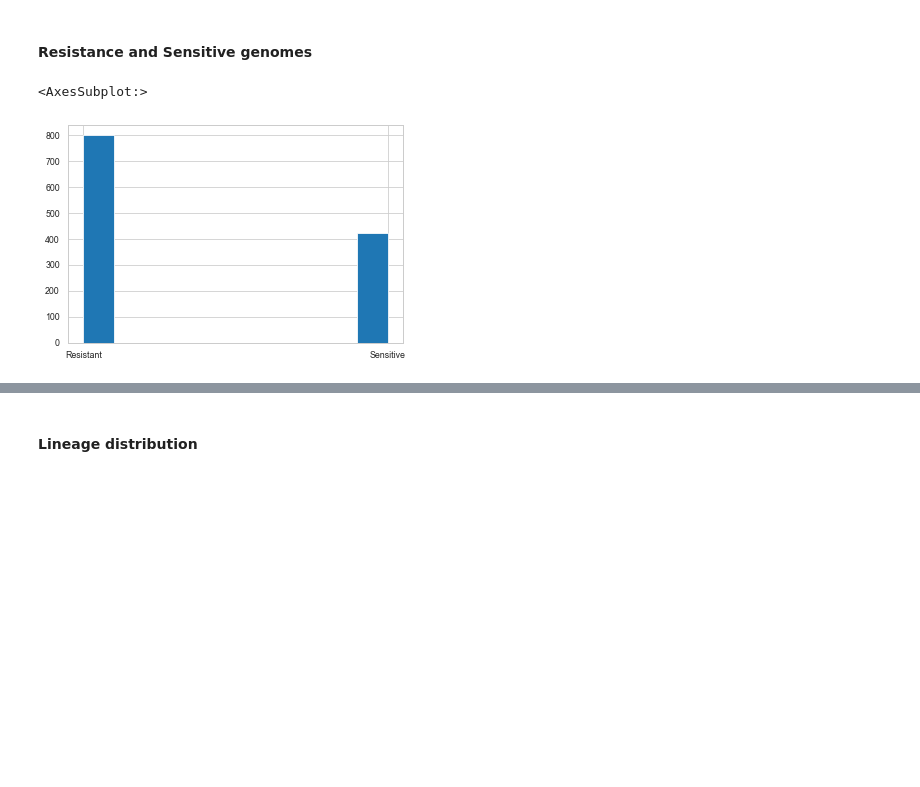
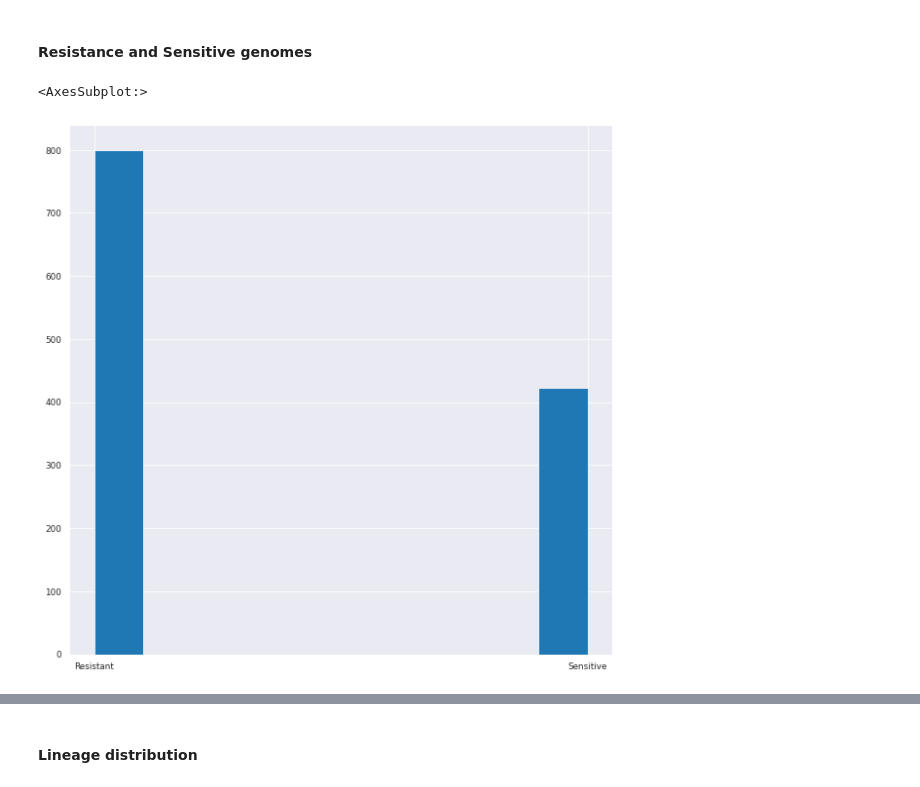
Before and after one commit to abhi18av/LJMU_Masters_Dissertation, a Jupyter notebook: src/notebooks/FINAL/003_eda_mono_resistance.ipynb, the cells around one changed output, grey strips where cells are left out. Cells and saved outputs as stored; diff of their text form; code cells hidden in the pictures; blank space fills up the shorter version.

```diff
--- a/src/notebooks/FINAL/003_eda_mono_resistance.ipynb
+++ b/src/notebooks/FINAL/003_eda_mono_resistance.ipynb
@@ -7,10 +7,11 @@ In this POC, we gloss over the resistance towards distinct drugs and focus only
 from __future__ import print_function
 import pandas as pd
 import seaborn as sns
+from matplotlib import pyplot
 
 import warnings
 warnings.filterwarnings('ignore')
-sns.set_style('whitegrid')
+sns.set_style('darkgrid')
 sns.set_context('paper')
 
 
@@ -49,7 +50,7 @@ tbprofiler_df.shape
 
 import json
 
-with open(DATA_LOCATION + "test_train_genome_ids.json") as f:
+with open(DATA_LOCATION + "raw/test_train_genome_ids.json") as f:
     all_genomes_ids_dict = json.load(f)
 
 final_tbportals_train_genome_ids =  all_genomes_ids_dict['final_tbportals_train_genomes']
@@ -57,7 +58,7 @@ final_htbc_test_genome_ids = all_genomes_ids_dict['final_htbc_test_genomes']
 # %%
 # Read the binarized tb_profiler results from step-002
 
-binarized_resistance_status_df = pd.read_csv(DATA_LOCATION +  "processed/binarized_resistance_status_df.csv").rename(columns={'Unnamed: 0' : 'SampleID'}).set_index('SampleID')
+binarized_resistance_status_df = pd.read_csv(DATA_LOCATION +  "processed/binarized_resistance_status_df.tsv", "\t").rename(columns={'Unnamed: 0' : 'SampleID'}).set_index('SampleID')
 
 binarized_resistance_status_df.head(10)
 # %% [output]
@@ -91,8 +128,8 @@ binarized_resistance_status_train_df.describe().T
 # %% [markdown]
 #### Resistance and Sensitive genomes
 # %%
-binarized_resistance_status_train_df['Resistance_Status'].hist()
+binarized_resistance_status_train_df['Resistance_Status'].hist(figsize=(10,10))
 # %% [output]
 <AxesSubplot:>
-[figure, old version]
+[figure, new version]
 # %%
```
Also changed, not shown: parts of 20 cells of this notebook, 2 other files.
